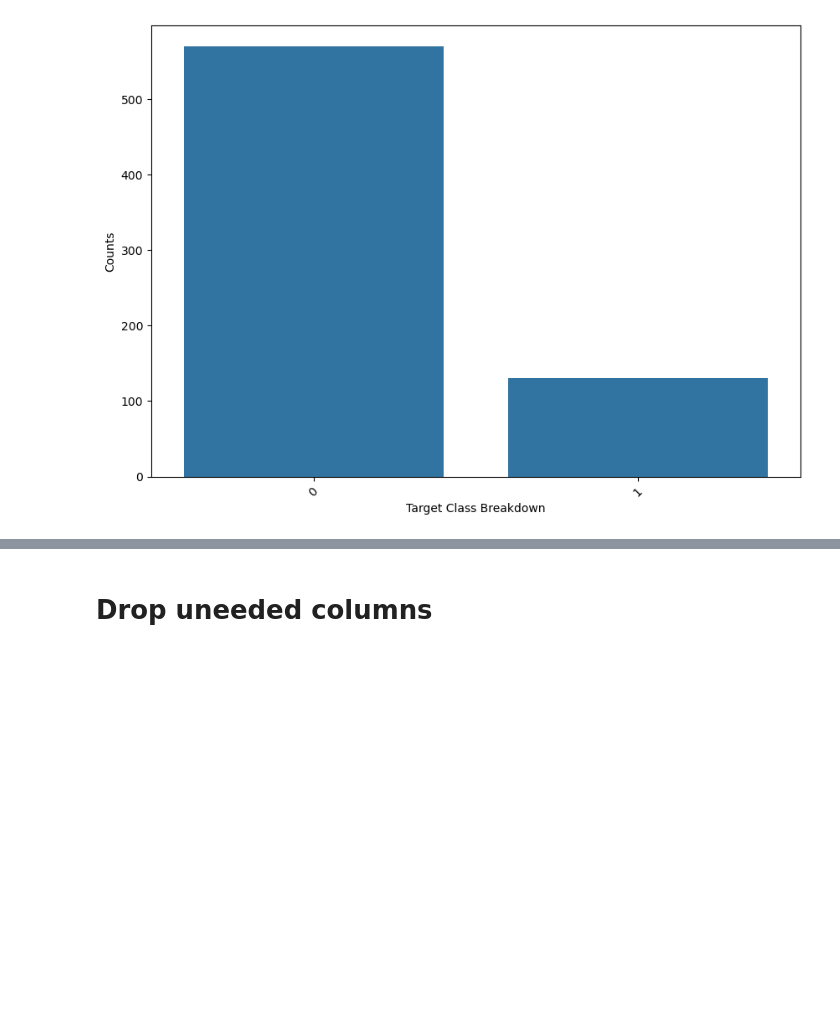
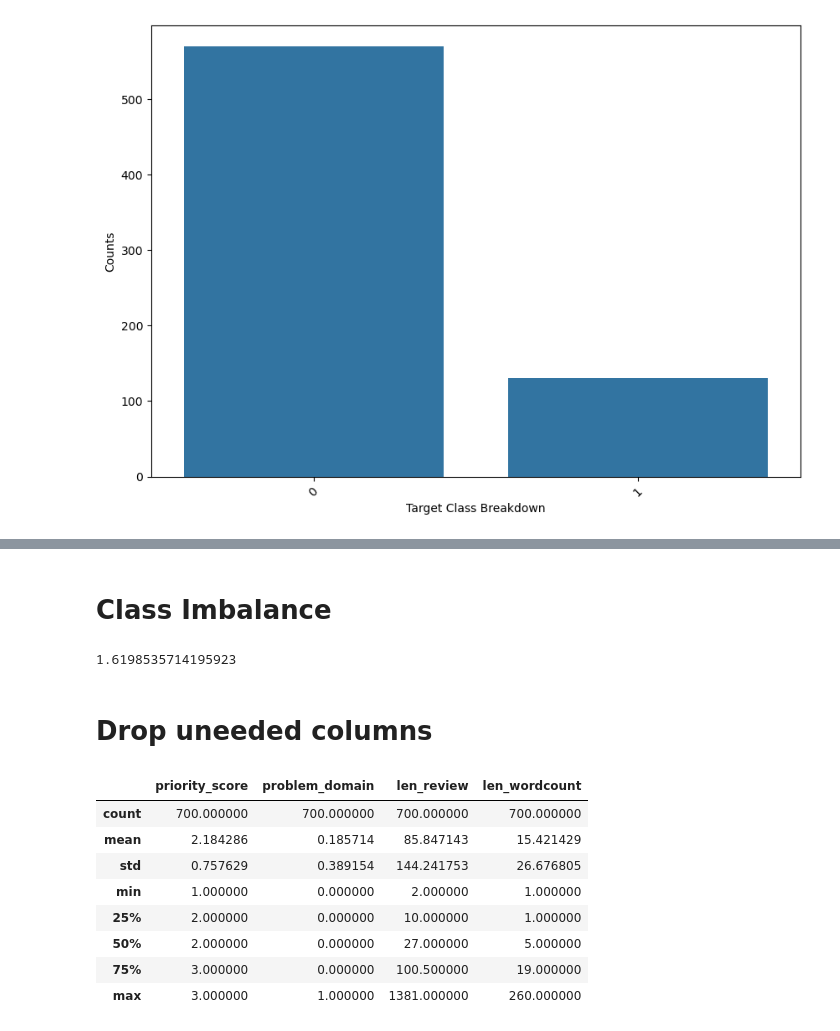
Before and after one commit to MaukanMir/Hotel-Sentiment-Analysis-Two-, a Jupyter notebook: training.ipynb, the cells around one changed output, grey strips where cells are left out. Saved outputs shown, nothing was run; the diff lists cells and outputs as text; code cells hidden in the pictures; blank space fills up the shorter version.

```diff
--- a/training.ipynb
+++ b/training.ipynb
@@ -82,3 +80,9 @@ check_class_imbalance(df["problem_domain"])
+# %% [markdown]
+# Class Imbalance
+# %%
+df["problem_domain"].skew()
+# %% [output]
+1.6198535714195923
 # %% [markdown]
 # Drop uneeded columns
 # %%
@@ -85,0 +93,12 @@ df.drop(["Unnamed: 0", "content"], axis=1, inplace=True)
+# %%
+df.describe()
+# %% [output]
+|  | priority_score | problem_domain | len_review | len_wordcount |
+| count | 700.000000 | 700.000000 | 700.000000 | 700.000000 |
+| mean | 2.184286 | 0.185714 | 85.847143 | 15.421429 |
+| std | 0.757629 | 0.389154 | 144.241753 | 26.676805 |
+| min | 1.000000 | 0.000000 | 2.000000 | 1.000000 |
+| 25% | 2.000000 | 0.000000 | 10.000000 | 1.000000 |
+| 50% | 2.000000 | 0.000000 | 27.000000 | 5.000000 |
+| 75% | 3.000000 | 0.000000 | 100.500000 | 19.000000 |
+| max | 3.000000 | 1.000000 | 1381.000000 | 260.000000 |
```
Also changed, not shown: parts of 9 cells of this notebook.
